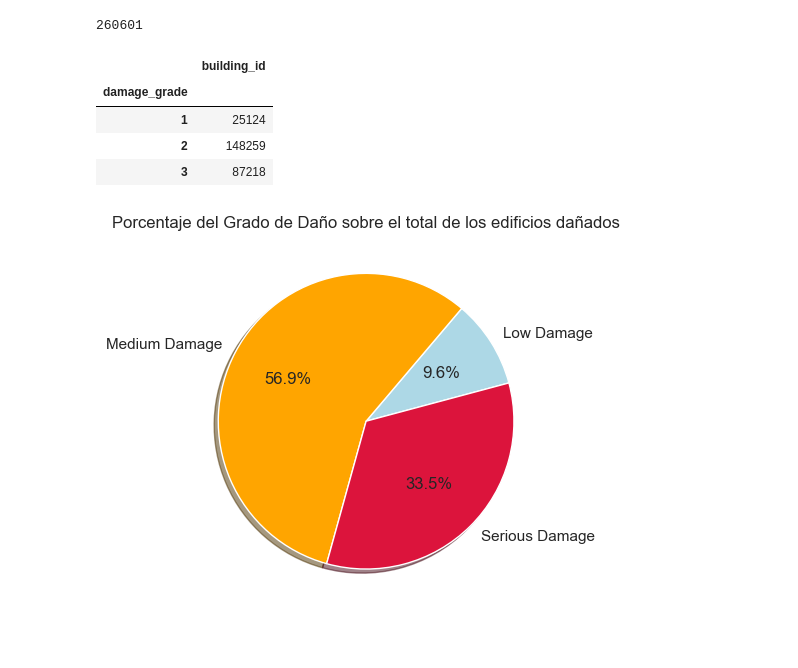
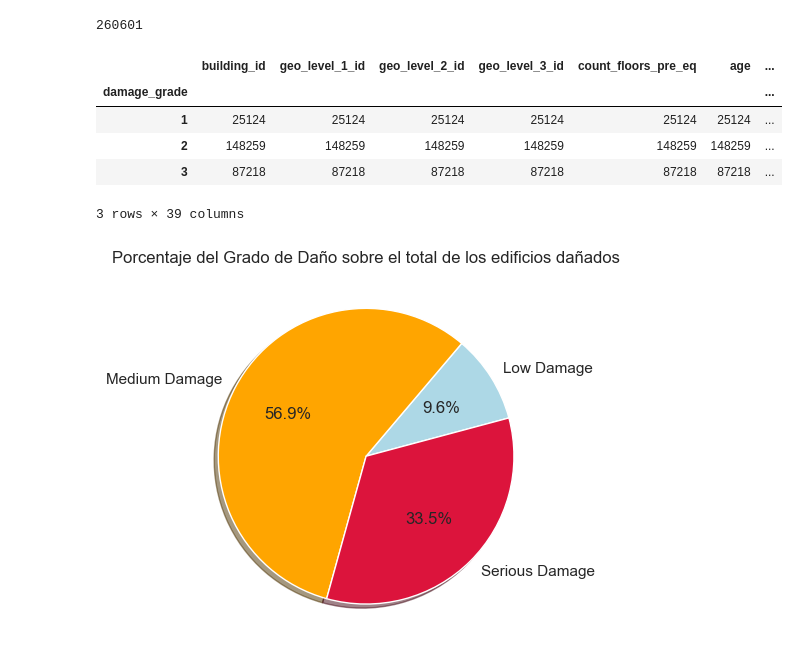
Before and after one commit to DanteReinaudo/EarthquakeDamagePrediction, a Jupyter notebook: tp1/analisis_dante.ipynb, the cells around one changed output. Saved outputs shown, nothing was run; the diff lists cells and outputs as text; code cells hidden in the pictures.

```diff
--- a/tp1/analisis_dante.ipynb
+++ b/tp1/analisis_dante.ipynb
@@ -21,15 +21,17 @@ pd.options.display.float_format = '{:20,.2f}'.format # suprimimos la notacion ci
 import warnings
 warnings.filterwarnings('ignore')
 # %%
-#Carga de datos, indicando el tipo de dato se redujo de 71.3 Mb a 13.2 Mb
-data_values = pd.read_csv('train_values.csv',dtype = {
-    "geo_level_1_id" : "int16",
+#Carga de datos, indicando el tipo de dato se redujo de 71.3 Mb a 11.2 Mb
+
+data = pd.read_csv('data/clean_Data.csv',dtype = {
+    "building_id" : "int32",
+    "geo_level_1_id" : "int8",
     "geo_level_2_id" : "int16",
     "geo_level_3_id" : "int16",
     "count_floors_pre_eq" : "int8",
     "age" : "int16",
-    "area_percentage" :"int16",
-    "height_percentage" :"int16",
+    "area_percentage" :"int8",
+    "height_percentage" :"int8",
     "land_surface_condition" :"category",
     "foundation_type" :"category",
     "roof_type" :"category",
@@ -49,7 +51,7 @@ data_values = pd.read_csv('train_values.csv',dtype = {
     "has_superstructure_rc_engineered" : "bool",
     "has_superstructure_other" : "bool",
     "legal_ownership_status" :"category",
-    "count_families" : "int16",
+    "count_families" : "int8",
     "has_secondary_use" : "bool",
     "has_secondary_use_agriculture" : "bool",
     "has_secondary_use_hotel" : "bool",
@@ -60,10 +62,7 @@ data_values = pd.read_csv('train_values.csv',dtype = {
     "has_secondary_use_health_post" : "bool",
     "has_secondary_use_gov_office" : "bool",
     "has_secondary_use_use_police" : "bool",
-    "has_secondary_use_other" : "bool"
+    "has_secondary_use_other" : "bool",
+    "damage_grade" : "category"
 
 })
-
-data_labels = pd.read_csv('train_labels.csv',dtype = {
-    "damage_grade" : "category"
-})
@@ -132,14 +114,15 @@ cantidad_edificios
 # %% [output]
 260601
 # %%
-damage = data_labels.groupby(["damage_grade"]).count()
+damage = data.groupby(["damage_grade"]).count()
 damage
 # %% [output]
-|  | building_id |
-| damage_grade |  |
-| 1 | 25124 |
-| 2 | 148259 |
-| 3 | 87218 |
+|  | building_id | geo_level_1_id | geo_level_2_id | geo_level_3_id | count_floors_pre_eq | age | ... |
+| damage_grade |  |  |  |  |  |  | ... |
+| 1 | 25124 | 25124 | 25124 | 25124 | 25124 | 25124 | ... |
+| 2 | 148259 | 148259 | 148259 | 148259 | 148259 | 148259 | ... |
+| 3 | 87218 | 87218 | 87218 | 87218 | 87218 | 87218 | ... |
+3 rows × 39 columns
 # %%
 #Definir colores
 my_colors = my_colors = ['lightblue','orange','crimson']
```
Also changed, not shown: parts of 10 cells of this notebook.
